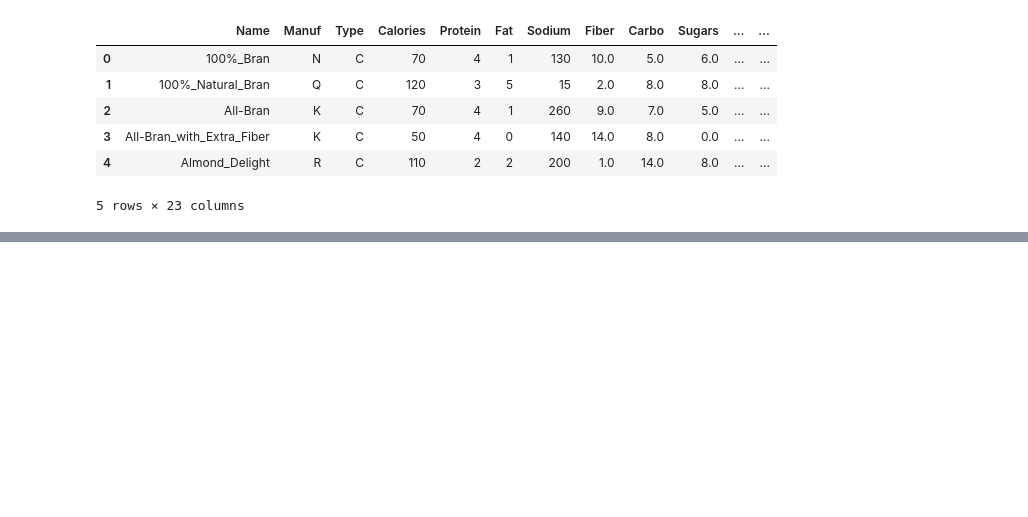
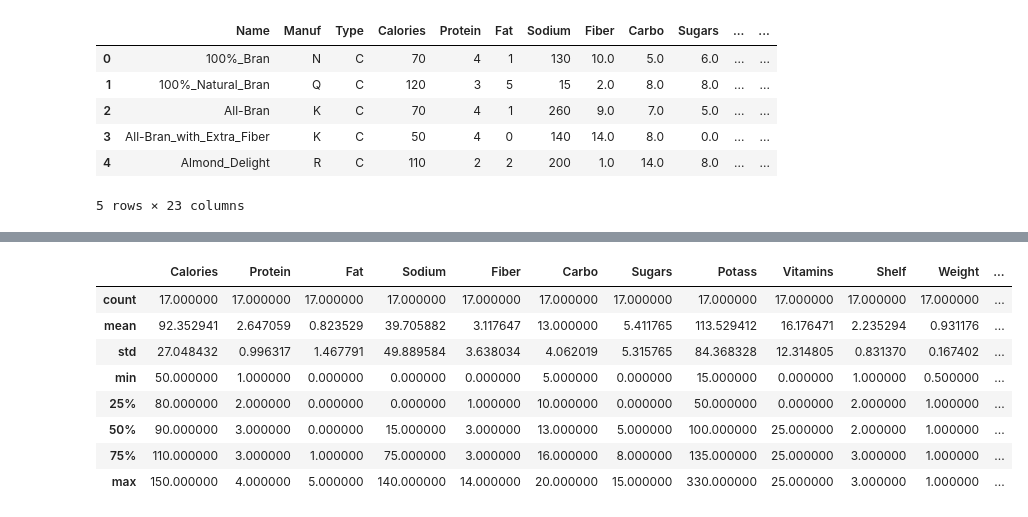
Before and after one commit to seanwilliamclarke/Data_Mining_A5, a Jupyter notebook: Assignment_5.ipynb, the cells around one changed output, grey strips where cells are left out. Saved outputs shown, nothing was run; the diff lists cells and outputs as text; code cells hidden in the pictures; blank space fills up the shorter version.

```diff
--- a/Assignment_5.ipynb
+++ b/Assignment_5.ipynb
@@ -25,0 +75,13 @@ df.head()
+# %%
+# Cluster 1
+df[cluster2_labels == 1].describe()
+# %% [output]
+|  | Calories | Protein | Fat | Sodium | Fiber | Carbo | Sugars | Potass | Vitamins | Shelf | Weight | ... |
+| count | 17.000000 | 17.000000 | 17.000000 | 17.000000 | 17.000000 | 17.000000 | 17.000000 | 17.000000 | 17.000000 | 17.000000 | 17.000000 | ... |
+| mean | 92.352941 | 2.647059 | 0.823529 | 39.705882 | 3.117647 | 13.000000 | 5.411765 | 113.529412 | 16.176471 | 2.235294 | 0.931176 | ... |
+| std | 27.048432 | 0.996317 | 1.467791 | 49.889584 | 3.638034 | 4.062019 | 5.315765 | 84.368328 | 12.314805 | 0.831370 | 0.167402 | ... |
+| min | 50.000000 | 1.000000 | 0.000000 | 0.000000 | 0.000000 | 5.000000 | 0.000000 | 15.000000 | 0.000000 | 1.000000 | 0.500000 | ... |
+| 25% | 80.000000 | 2.000000 | 0.000000 | 0.000000 | 1.000000 | 10.000000 | 0.000000 | 50.000000 | 0.000000 | 2.000000 | 1.000000 | ... |
+| 50% | 90.000000 | 3.000000 | 0.000000 | 15.000000 | 3.000000 | 13.000000 | 5.000000 | 100.000000 | 25.000000 | 2.000000 | 1.000000 | ... |
+| 75% | 110.000000 | 3.000000 | 1.000000 | 75.000000 | 3.000000 | 16.000000 | 8.000000 | 135.000000 | 25.000000 | 3.000000 | 1.000000 | ... |
+| max | 150.000000 | 4.000000 | 5.000000 | 140.000000 | 14.000000 | 20.000000 | 15.000000 | 330.000000 | 25.000000 | 3.000000 | 1.000000 | ... |
```
Also changed, not shown: parts of 5 cells of this notebook, 2 other files.
